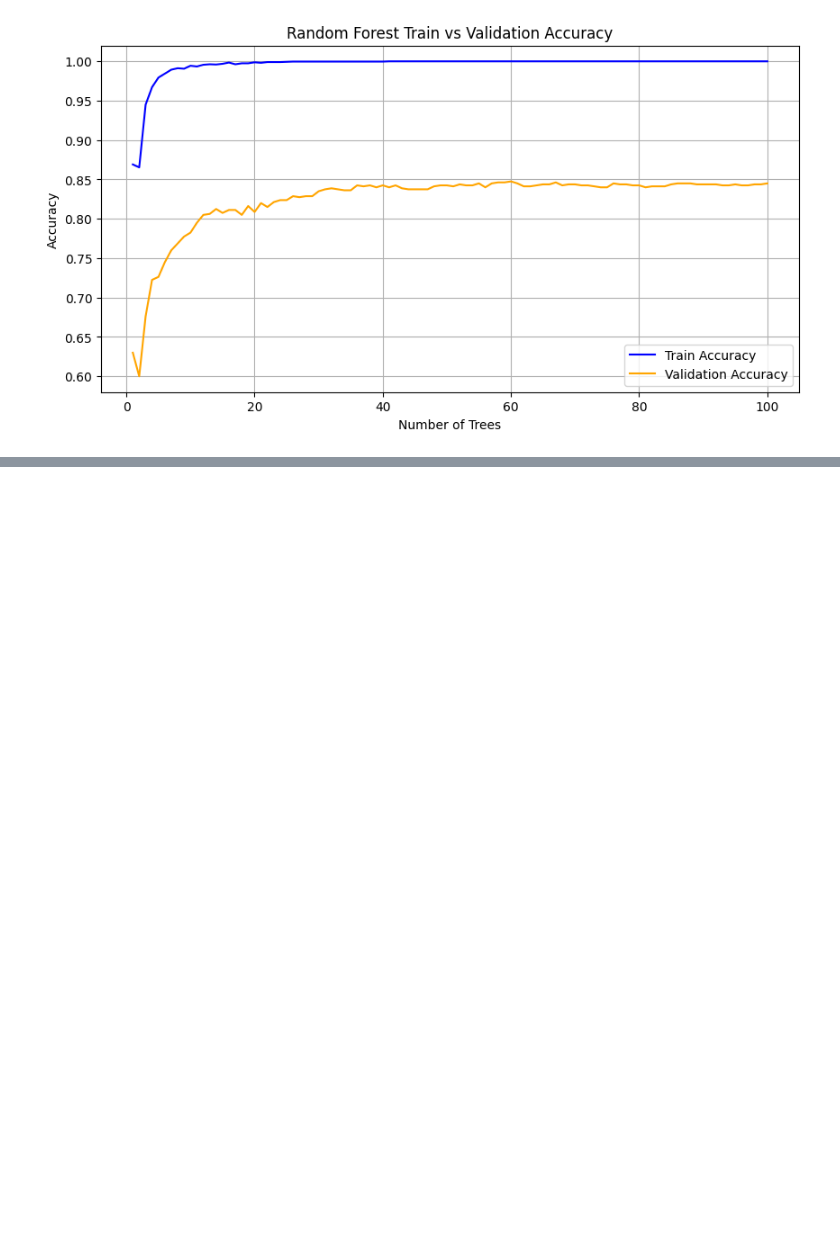
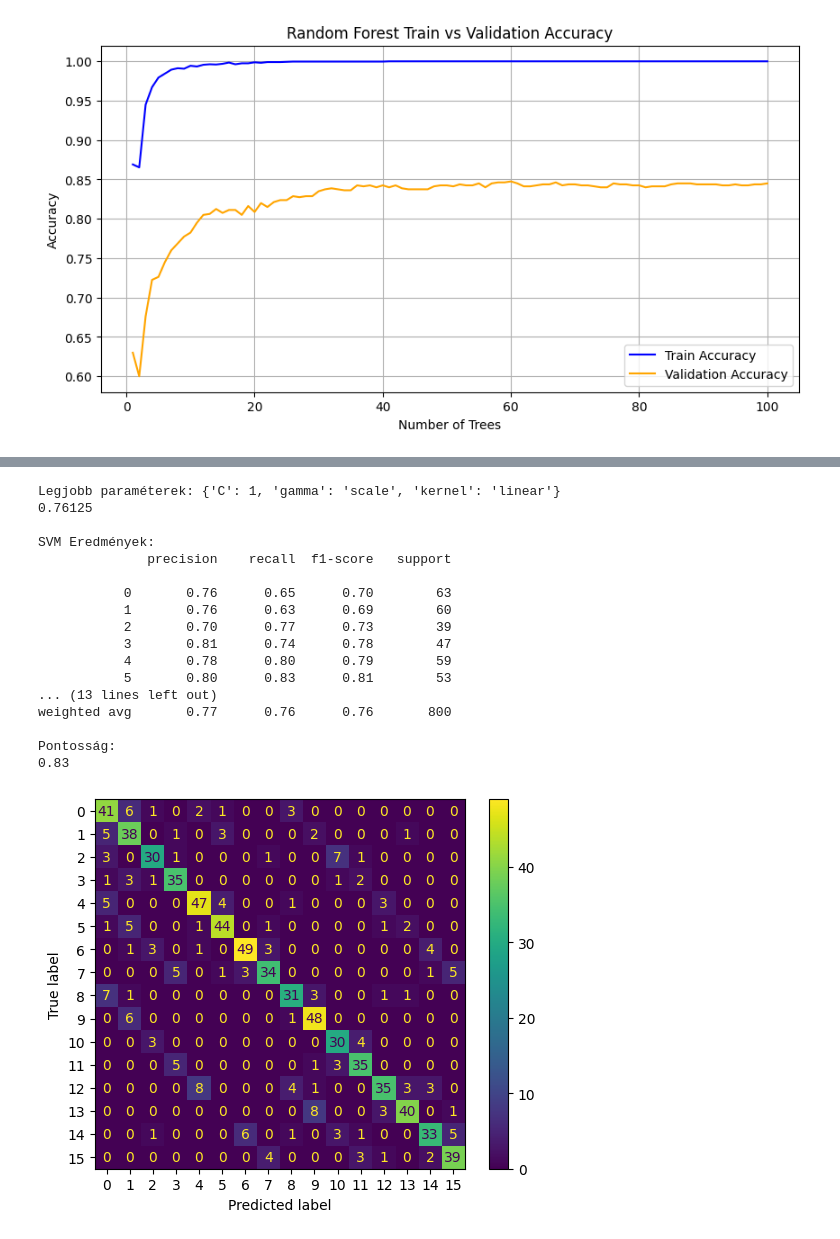
Before and after one commit to benecm/Personality_ai, a Jupyter notebook: Personality_ID.ipynb, the cells around one changed output, grey strips where cells are left out. Saved outputs shown, nothing was run; the diff lists cells and outputs as text; code cells hidden in the pictures; blank space fills up the shorter version.

Commit message:
Added models, and GridScearch

```diff
--- a/Personality_ID.ipynb
+++ b/Personality_ID.ipynb
@@ -220,0 +229,38 @@ Pontosság:
+# %%
+#SVM kb 0.61 acc, gridsearchel: 0.76 kb
+#ez gyanusan erzekeny az eletkorra hogy nincs skalazva
+svm_params = {
+    'C': [0.1, 1, 10],
+    'kernel': ['linear', 'rbf'],
+    'gamma': ['scale', 'auto']
+}
+svm_model = SVC()
+svm_grid = GridSearchCV(svm_model, svm_params, cv=5, scoring='accuracy')
+svm_grid.fit(X_train, y_train)
+y_pred_svm = svm_grid.predict(X_test)
+
+accuracy_svm = accuracy_score(y_test,y_pred_svm)
+print("Legjobb paraméterek:", svm_grid.best_params_)
+print(accuracy_svm)
+print("\nSVM Eredmények:")
+print(classification_report(y_test, y_pred_svm))
+Display_confm(y_test, y_pred_svm)
+# %% [output]
+Legjobb paraméterek: {'C': 1, 'gamma': 'scale', 'kernel': 'linear'}
+0.76125
+
+SVM Eredmények:
+              precision    recall  f1-score   support
+
+           0       0.76      0.65      0.70        63
+           1       0.76      0.63      0.69        60
+           2       0.70      0.77      0.73        39
+           3       0.81      0.74      0.78        47
+           4       0.78      0.80      0.79        59
+           5       0.80      0.83      0.81        53
+... (13 lines left out)
+weighted avg       0.77      0.76      0.76       800
+
+Pontosság:
+0.83
+[figure, added]
```
Also changed, not shown: parts of 5 cells of this notebook.
